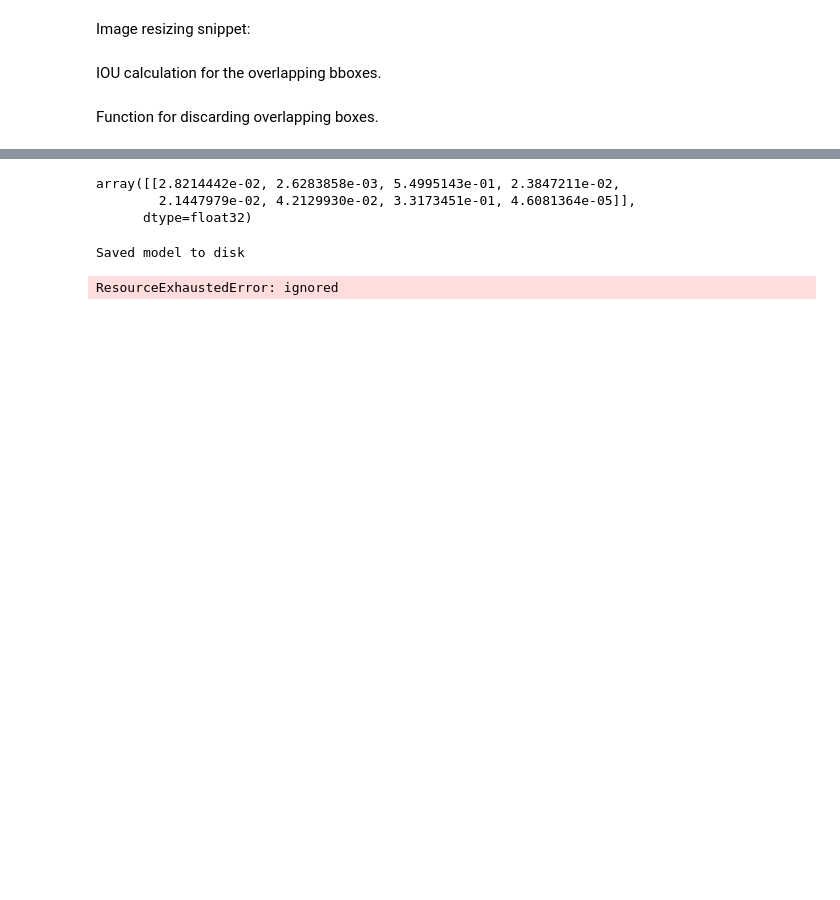
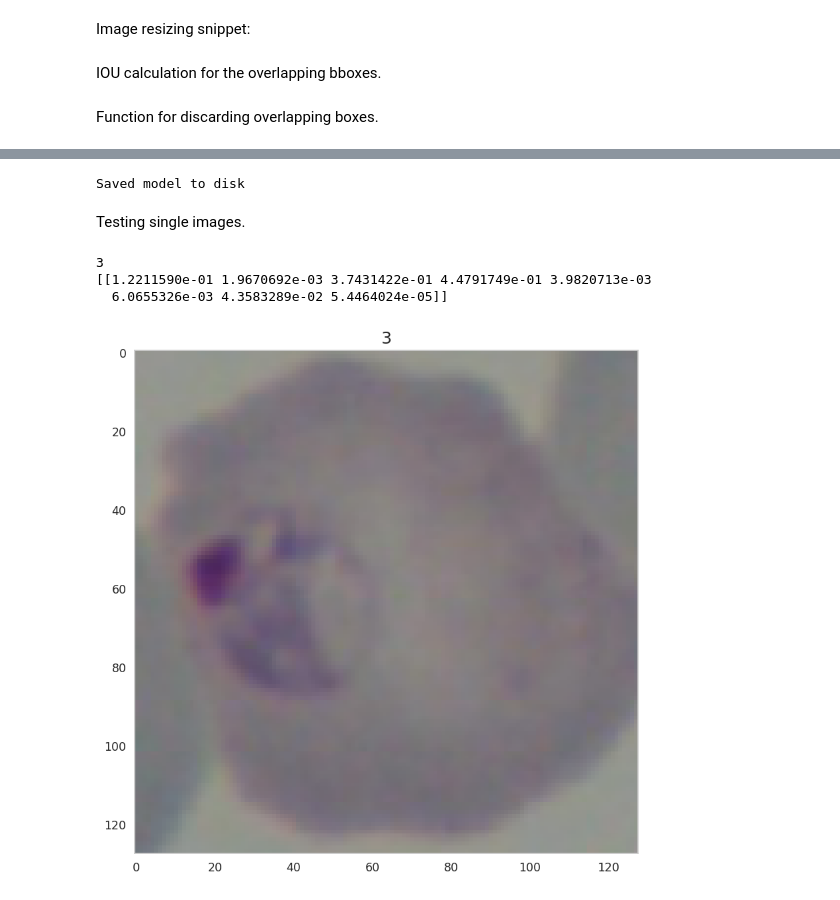
Before and after one commit to Lasulux/Midterm_Project, a Jupyter notebook: Malaria.ipynb, the cells around one changed output, grey strips where cells are left out. Cells and saved outputs as stored; diff of their text form; code cells hidden in the pictures; blank space fills up the shorter version.

```diff
--- a/Malaria.ipynb
+++ b/Malaria.ipynb
@@ -691,0 +432,5 @@ train_classes=np.concatenate((train_classes,lower_rot3_classes),axis=0)
+# %%
+nptbboximages=np.array(tbboximages)
+nptbboxes=np.array(tbboxes)
+nptclasses=np.array(tclasses)
+nptbboxes=np.reshape(tbboxes,(-1,4))
@@ -755,2 +533,2 @@ class_weight = {0: 0.5, 1: 10, 2: 1, 3: 10, 4: 10, 5: 10, 6: 10, 7: 0.5}
 # %%
-history = model.fit(train_bboximages, train_classes, batch_size=32, epochs=10, verbose=1,class_weight=class_weight,validation_data=(tbboximages, tclasses))
+history = testmodel.fit(nptbboximages, nptclasses, batch_size=32, epochs=60, verbose=1,validation_data=(nptbboximages, nptclasses))
@@ -775,2 +534,0 @@ Epoch 10/10
-# %%
-history = testmodel.fit(winimgs, winclasses, batch_size=32, epochs=1, verbose=1, class_weight=class_weight)
@@ -780,9 +535 @@ Train on 3663 samples
-# %%
-image_number=122 #63, 120,121,122
-testimage=np.expand_dims(tbboximages[image_number],axis=0)
-model.predict(testimage)
-# %% [output]
-array([[2.8214442e-02, 2.6283858e-03, 5.4995143e-01, 2.3847211e-02,
-        2.1447979e-02, 4.2129930e-02, 3.3173451e-01, 4.6081364e-05]],
-      dtype=float32)
 # %%
@@ -805,20 +552,20 @@ plt.title('model accuracy')
 plt.ylabel('accuracy')
 plt.xlabel('epoch')
 plt.legend(['train', 'validation'], loc='upper left')
+# %% [markdown]
+Testing single images.
 # %%
-image_number=122 #63, 120,121,122
-testmodel = tf.keras.models.load_model('/content/CNN.model')
-testimage=np.expand_dims(tbboximages[image_number],axis=0) #class 2
-#testimage = np.expand_dims(resize(imread('/content/Capture.JPG'), (128, 128)),axis=0)
-prediction = model.predict(testimage)
-#print(prediction.argmax(axis=0))
-#prediction = list(prediction[0])
-#print(prediction.index(max([prediction])))
-#print(prediction)
+image_number=121 #63, 120,121,122
+testimage=np.expand_dims(resize(nptbboximages[image_number], (128, 128)),axis=0) #class 2
+prediction = testmodel.predict(testimage)
+print(prediction.argmax())
+print(prediction)
 plt.figure(figsize=(8, 8))
 plt.title(tclasses[image_number])
-#plt.imshow(resize(imread('/content/Capture.JPG'), (128, 128)))
-plt.imshow(tbboximages[image_number])
+plt.imshow(resize(nptbboximages[image_number], (128, 128)))
 plt.show()
 # %% [output]
-ResourceExhaustedError: ignored
+3
+[[1.2211590e-01 1.9670692e-03 3.7431422e-01 4.4791749e-01 3.9820713e-03
+  6.0655326e-03 4.3583289e-02 5.4464024e-05]]
+[figure, added]
```
Also changed, not shown: parts of 70 cells of this notebook.
